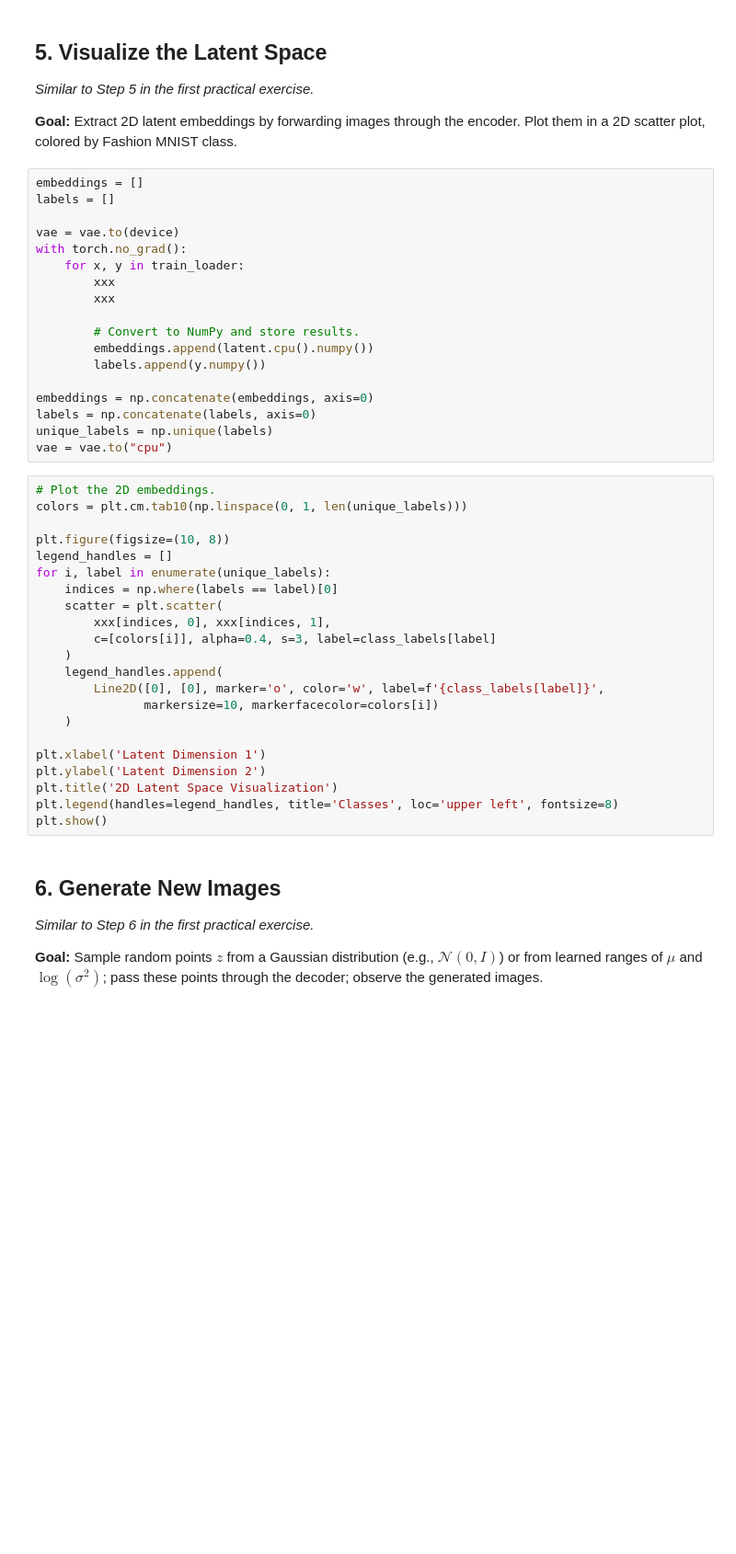
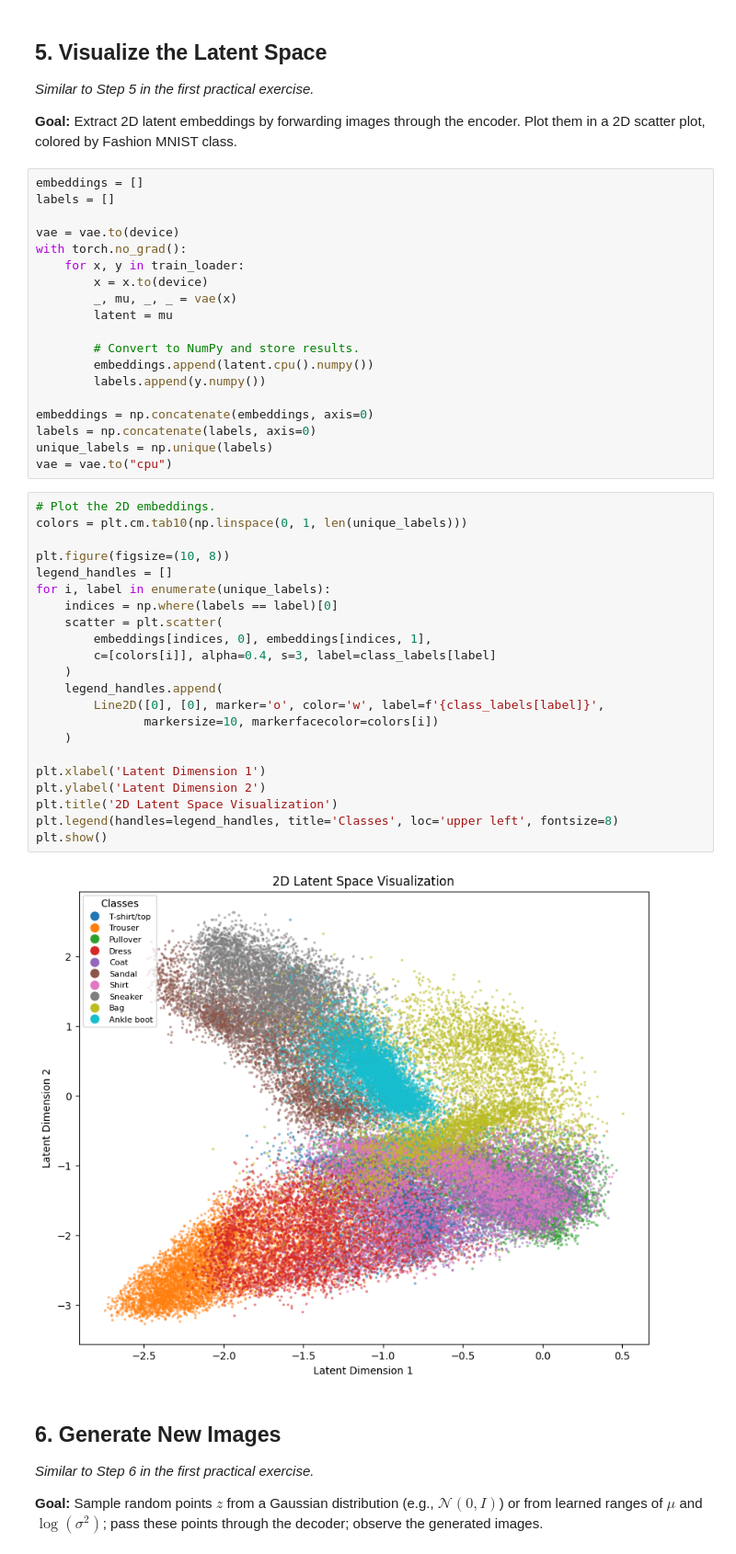
Before and after one commit to EmineOA/GenAI, a Jupyter notebook: TP_1_2_VAE.ipynb, the cells around one changed output. Shown at 92% size. Drawn from its saved outputs; the diff is of its cells as text; blank space fills up the shorter version.

```diff
--- a/TP_1_2_VAE.ipynb
+++ b/TP_1_2_VAE.ipynb
@@ -378,8 +417,9 @@ labels = []
 vae = vae.to(device)
 with torch.no_grad():
     for x, y in train_loader:
-        xxx
-        xxx
+        x = x.to(device)
+        _, mu, _, _ = vae(x)
+        latent = mu
 
         # Convert to NumPy and store results.
         embeddings.append(latent.cpu().numpy())
@@ -392,25 +432,27 @@ vae = vae.to("cpu")
 # %%
 # Plot the 2D embeddings.
 colors = plt.cm.tab10(np.linspace(0, 1, len(unique_labels)))
 
 plt.figure(figsize=(10, 8))
 legend_handles = []
 for i, label in enumerate(unique_labels):
     indices = np.where(labels == label)[0]
     scatter = plt.scatter(
-        xxx[indices, 0], xxx[indices, 1],
+        embeddings[indices, 0], embeddings[indices, 1],
         c=[colors[i]], alpha=0.4, s=3, label=class_labels[label]
     )
     legend_handles.append(
         Line2D([0], [0], marker='o', color='w', label=f'{class_labels[label]}',
                markersize=10, markerfacecolor=colors[i])
     )
 
 plt.xlabel('Latent Dimension 1')
 plt.ylabel('Latent Dimension 2')
 plt.title('2D Latent Space Visualization')
 plt.legend(handles=legend_handles, title='Classes', loc='upper left', fontsize=8)
 plt.show()
+# %% [output]
+[figure, added]
 # %% [markdown]
 ## 6. Generate New Images
 *Similar to Step 6 in the first practical exercise.*
```
Also changed, not shown: parts of 8 cells of this notebook.
